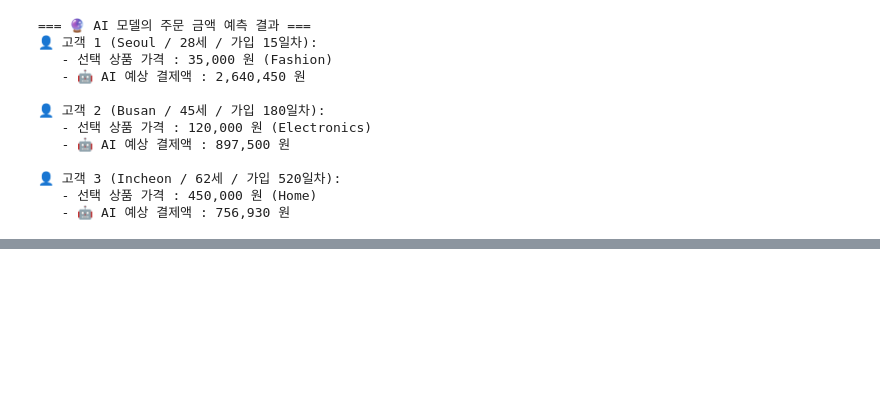
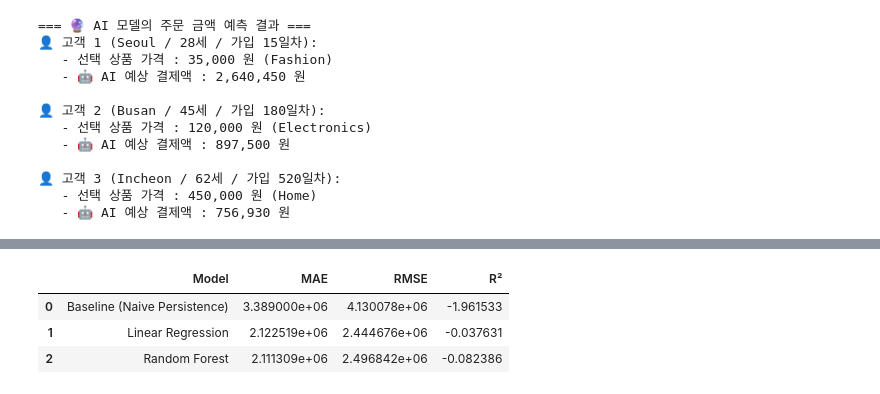
Before and after one commit to jin-park0115/llm-data-analysis, a Jupyter notebook: notebooks/ch09/ch09.ipynb, the cells around one changed output, grey strips where cells are left out. Cells and saved outputs as stored; diff of their text form; code cells hidden in the pictures; blank space fills up the shorter version.

```diff
--- a/notebooks/ch09/ch09.ipynb
+++ b/notebooks/ch09/ch09.ipynb
@@ -1810,0 +2036,92 @@ for idx, row in new_customers_df.iterrows():
+# %%
+import numpy as np
+import pandas as pd
+from sklearn.metrics import mean_absolute_error, mean_squared_error, r2_score
+from sklearn.linear_model import LinearRegression
+from sklearn.ensemble import RandomForestRegressor
+
+# ==========================================
+# 1. 데이터 준비 및 시간 순서 정렬 (Temporal Ordering)
+# ==========================================
+# year_month 기준 시계열 정렬 확인
+dataset_sorted = dataset_df.sort_values('year_month').reset_index(drop=True)
+
+# Feature(X)와 Target(y) 정의
+feature_cols = ['total_sales', 'lag_1_sales', 'order_count', 'unique_customers']
+target_col = 'next_month_payment_revenue'
+
+# lag_1_sales 결측치 제거 (첫 달 데이터 결측 대비)
+model_data = dataset_sorted.dropna(subset=['lag_1_sales'] + feature_cols).copy()
+
+# ==========================================
+# 2. Strict Temporal Split (시간 순서 학습/검증 분할)
+# ==========================================
+# 가장 최근 약 20% (마지막 시점 그룹)를 Final Test로 사용
+test_size = int(len(model_data) * 0.2)
+train_df = model_data.iloc[:-test_size].copy()
+test_df = model_data.iloc[-test_size:].copy()
+
+X_train, y_train = train_df[feature_cols], train_df[target_col]
+X_test, y_test = test_df[feature_cols], test_df[target_col]
+
+print(f"=== 🕒 시계열 데이터 분할 결과 ===")
+print(f"- Train Sample 수 : {len(train_df)} 개 ({train_df['year_month'].min()} ~ {train_df['year_month'].max()})")
+print(f"- Test Sample 수  : {len(test_df)} 개 ({test_df['year_month'].min()} ~ {test_df['year_month'].max()})")
+
+# ==========================================
+# 3. Baseline 정의 (Naive Lag-1: 이번 달 매출을 그대로 다음 달 예측으로 사용)
+# ==========================================
+# 실제 업무에서 가장 흔히 쓰이는 단순 기준: "다음 달 매출 = 이번 달 매출(total_sales)"
+y_pred_baseline = test_df['total_sales']
+
+# ==========================================
+# 4. 머신러닝 모델 학습 및 예측
+# ==========================================
+# Model 1: Linear Regression
+lr_model = LinearRegression()
+lr_model.fit(X_train, y_train)
+y_pred_lr = lr_model.predict(X_test)
+
+# Model 2: Random Forest
+rf_model = RandomForestRegressor(n_estimators=50, random_state=42)
+rf_model.fit(X_train, y_train)
+y_pred_rf = rf_model.predict(X_test)
+
+# ==========================================
+# 5. 성능 평가 지표 계산 함수
+# ==========================================
+def calculate_metrics(y_true, y_pred):
+    mae = mean_absolute_error(y_true, y_pred)
+    rmse = np.sqrt(mean_squared_error(y_true, y_pred))
+    r2 = r2_score(y_true, y_pred)
+    return mae, rmse, r2
+
+mae_base, rmse_base, r2_base = calculate_metrics(y_test, y_pred_baseline)
+mae_lr, rmse_lr, r2_lr = calculate_metrics(y_test, y_pred_lr)
+mae_rf, rmse_rf, r2_rf = calculate_metrics(y_test, y_pred_rf)
+
+# ==========================================
+# 6. 결과 비교표 출력
+# ==========================================
+results_df = pd.DataFrame({
+    'Model': ['Baseline (Naive Persistence)', 'Linear Regression', 'Random Forest'],
+    'MAE': [mae_base, mae_lr, mae_rf],
+    'RMSE': [rmse_base, rmse_lr, rmse_rf],
+    'R²': [r2_base, r2_lr, r2_rf]
+})
+
+print("\n=== 📊 STEP 20. 모델 평가 결과 비교표 ===")
+display(results_df)
+
+# 가장 오차가 컸던 샘플 확인 (Random Forest 기준)
+test_df_eval = test_df.copy()
+test_df_eval['pred_rf'] = y_pred_rf
+test_df_eval['abs_error'] = np.abs(test_df_eval[target_col] - test_df_eval['pred_rf'])
+top_error_sample = test_df_eval.sort_values('abs_error', ascending=False).iloc[0]
+
+print("\n=== ⚠️ 가장 큰 오차가 발생한 샘플 ===")
+print(f"- 기간/결제수단 : {top_error_sample['year_month']} / {top_error_sample['payment_method']}")
+print(f"- 실제 매출 (Actual) : {top_error_sample[target_col]:,.0f} 원")
+print(f"- 예측 매출 (Predict): {top_error_sample['pred_rf']:,.0f} 원")
+print(f"- 절대 오차 (MAE)    : {top_error_sample['abs_error']:,.0f} 원")
+# %% [output]
@@ -1810,0 +2133,4 @@ for idx, row in new_customers_df.iterrows():
+|  | Model | MAE | RMSE | R² |
+| 0 | Baseline (Naive Persistence) | 3.389000e+06 | 4.130078e+06 | -1.961533 |
+| 1 | Linear Regression | 2.122519e+06 | 2.444676e+06 | -0.037631 |
+| 2 | Random Forest | 2.111309e+06 | 2.496842e+06 | -0.082386 |
```
Also changed, not shown: parts of 14 cells of this notebook.
